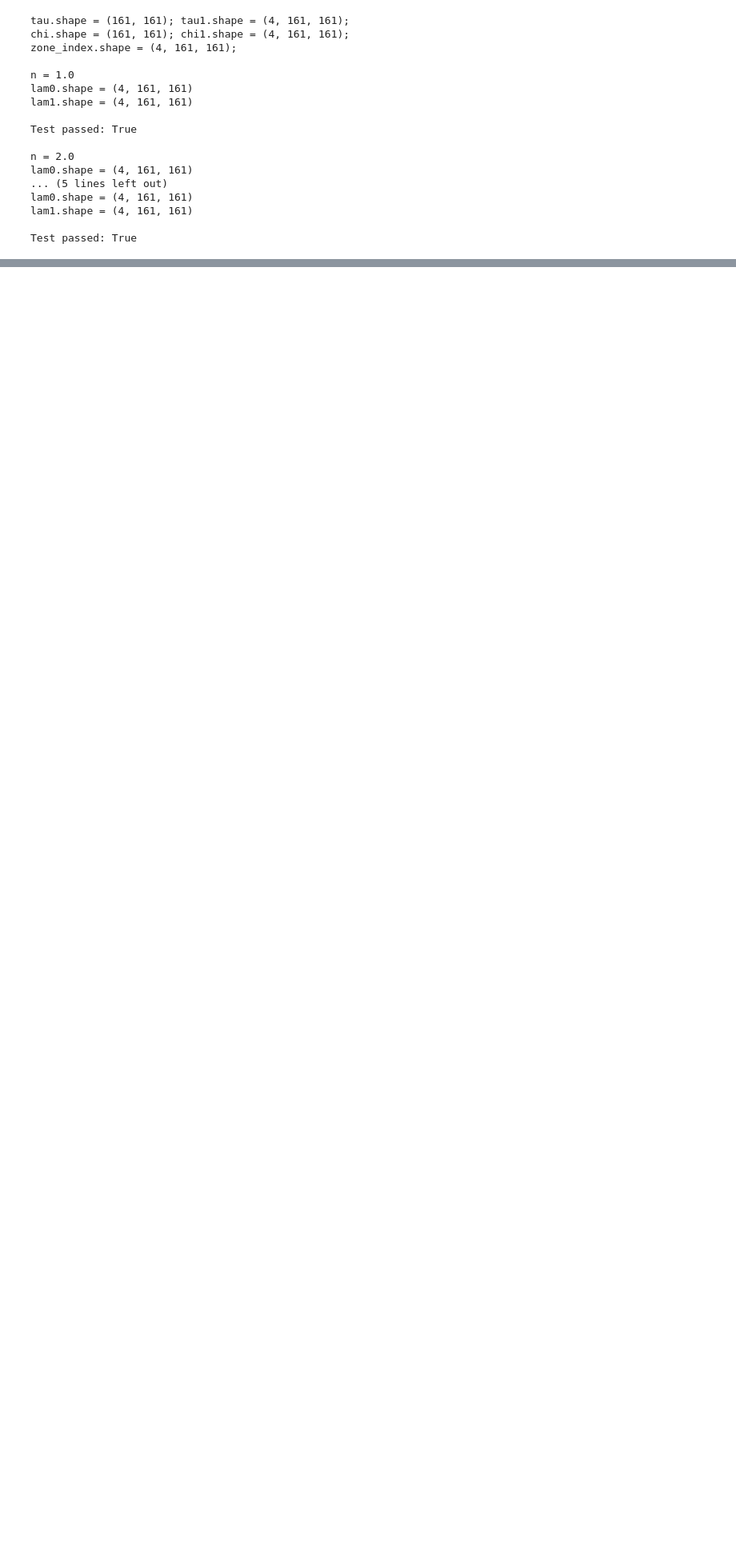
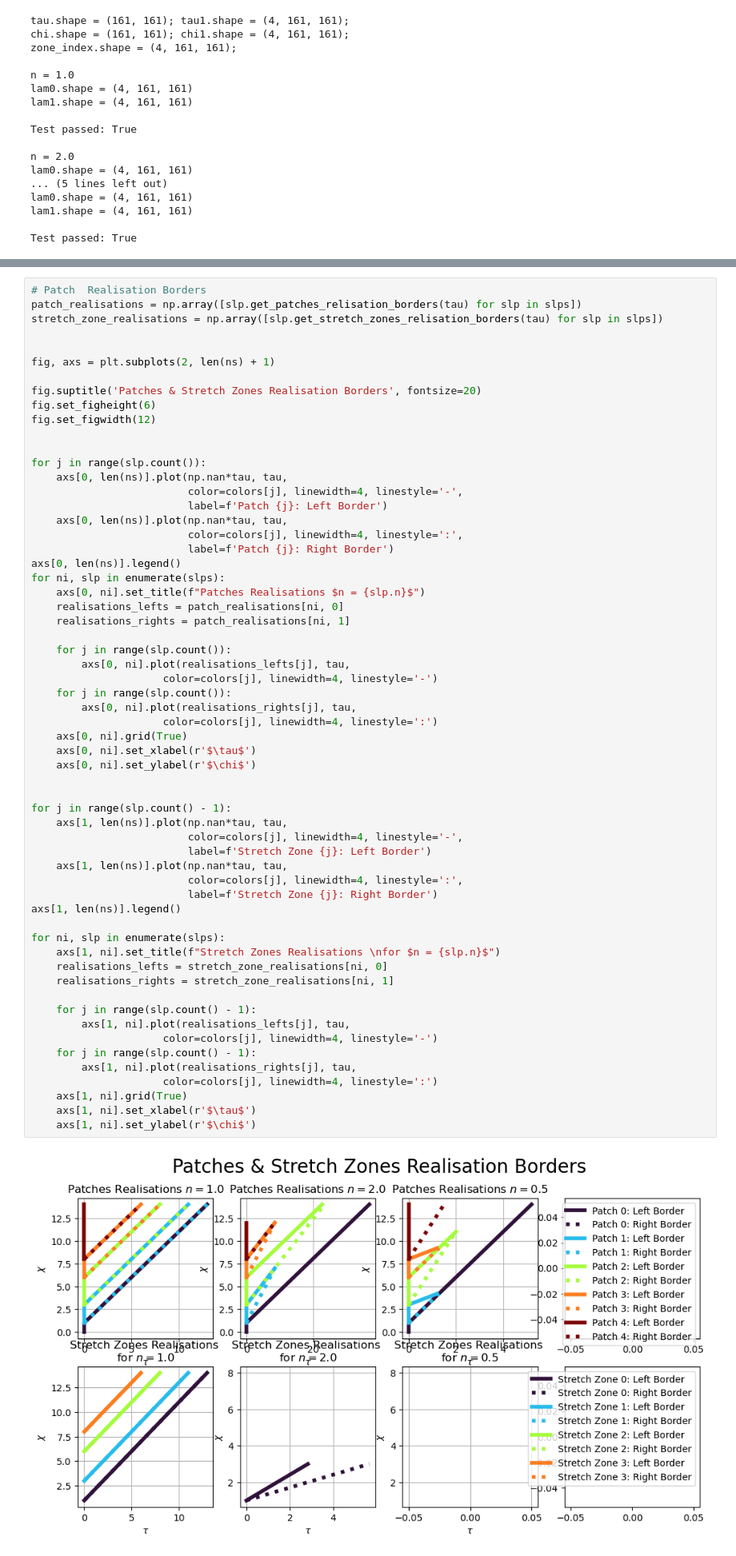
Before and after one commit to zimfv/river-profiles, a Jupyter notebook: notebooks/Slope Patches.ipynb, the cells around one changed output, grey strips where cells are left out. Shown at 80% size. Drawn from its saved outputs; the diff is of its cells as text; blank space fills up the shorter version.

```diff
--- a/notebooks/Slope Patches.ipynb
+++ b/notebooks/Slope Patches.ipynb
@@ -1551 +1601,63 @@ plt.show(fig)
+# %%
+# Patch  Realisation Borders
+patch_realisations = np.array([slp.get_patches_relisation_borders(tau) for slp in slps])
+stretch_zone_realisations = np.array([slp.get_stretch_zones_relisation_borders(tau) for slp in slps])
+
+
+fig, axs = plt.subplots(2, len(ns) + 1)
+
+fig.suptitle('Patches & Stretch Zones Realisation Borders', fontsize=20)
+fig.set_figheight(6)
+fig.set_figwidth(12)
+
+
+for j in range(slp.count()):
+    axs[0, len(ns)].plot(np.nan*tau, tau,
+                         color=colors[j], linewidth=4, linestyle='-',
+                         label=f'Patch {j}: Left Border')
+    axs[0, len(ns)].plot(np.nan*tau, tau,
+                         color=colors[j], linewidth=4, linestyle=':',
+                         label=f'Patch {j}: Right Border')
+axs[0, len(ns)].legend()
+for ni, slp in enumerate(slps):
+    axs[0, ni].set_title(f"Patches Realisations $n = {slp.n}$")
+    realisations_lefts = patch_realisations[ni, 0]
+    realisations_rights = patch_realisations[ni, 1]
+
+    for j in range(slp.count()):
+        axs[0, ni].plot(realisations_lefts[j], tau,
+                     color=colors[j], linewidth=4, linestyle='-')
+    for j in range(slp.count()):
+        axs[0, ni].plot(realisations_rights[j], tau,
+                     color=colors[j], linewidth=4, linestyle=':')
+    axs[0, ni].grid(True)
+    axs[0, ni].set_xlabel(r'$\tau$')
+    axs[0, ni].set_ylabel(r'$\chi$')
+
+
+for j in range(slp.count() - 1):
+    axs[1, len(ns)].plot(np.nan*tau, tau,
+                         color=colors[j], linewidth=4, linestyle='-',
+                         label=f'Stretch Zone {j}: Left Border')
+    axs[1, len(ns)].plot(np.nan*tau, tau,
+                         color=colors[j], linewidth=4, linestyle=':',
+                         label=f'Stretch Zone {j}: Right Border')
+axs[1, len(ns)].legend()
+
+for ni, slp in enumerate(slps):
+    axs[1, ni].set_title(f"Stretch Zones Realisations \nfor $n = {slp.n}$")
+    realisations_lefts = stretch_zone_realisations[ni, 0]
+    realisations_rights = stretch_zone_realisations[ni, 1]
+
+    for j in range(slp.count() - 1):
+        axs[1, ni].plot(realisations_lefts[j], tau,
+                     color=colors[j], linewidth=4, linestyle='-')
+    for j in range(slp.count() - 1):
+        axs[1, ni].plot(realisations_rights[j], tau,
+                     color=colors[j], linewidth=4, linestyle=':')
+    axs[1, ni].grid(True)
+    axs[1, ni].set_xlabel(r'$\tau$')
+    axs[1, ni].set_ylabel(r'$\chi$')
+# %% [output]
+[figure, added]
 # %%
```
Also changed, not shown: parts of 26 cells of this notebook, 3 other files.
